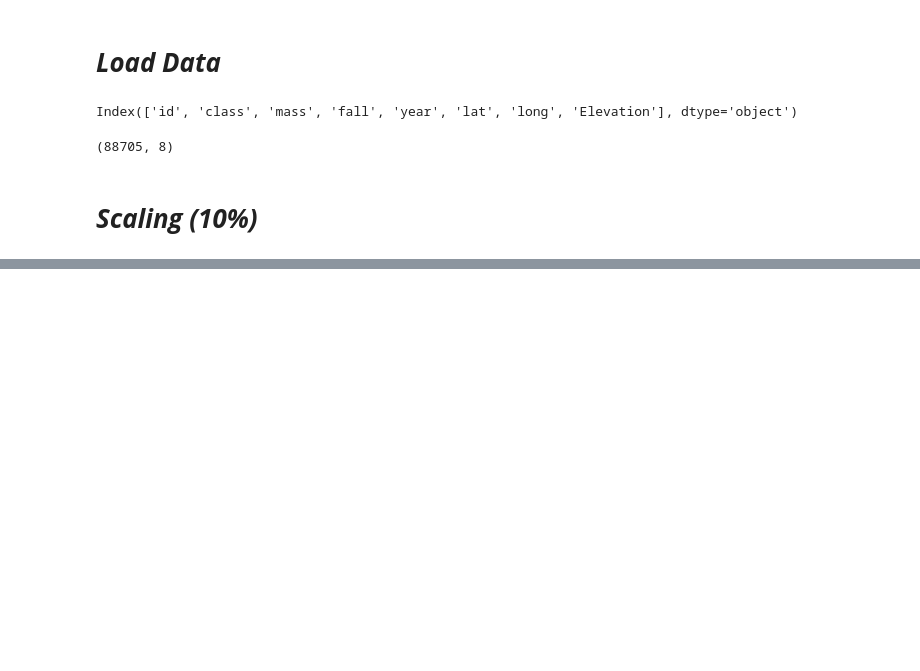
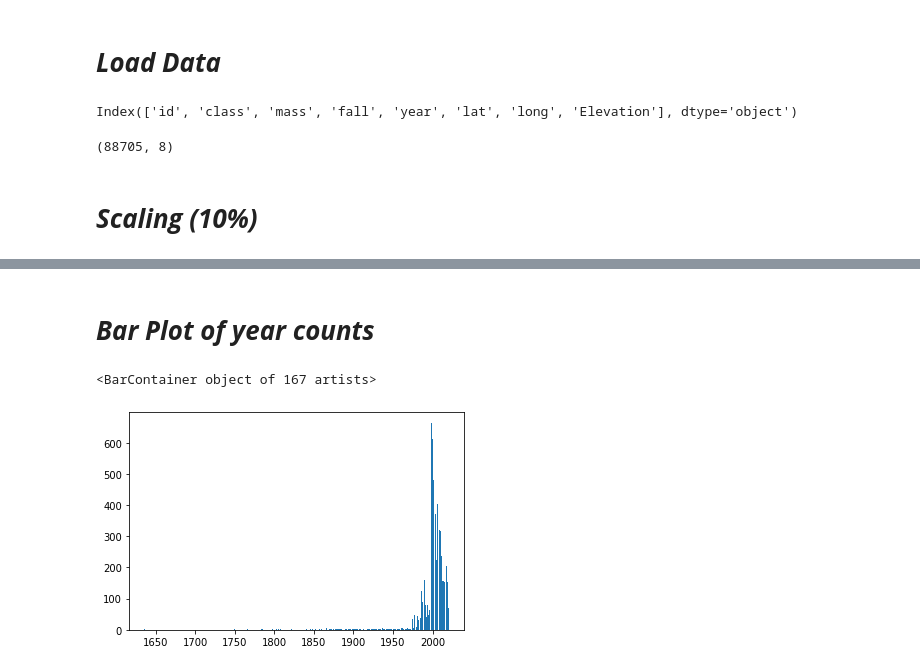
Before and after one commit to RobotGyal/Project-Impact-2020, a Jupyter notebook: machine-learning/linear-regression.ipynb, the cells around one changed output, grey strips where cells are left out. Saved outputs shown, nothing was run; the diff lists cells and outputs as text; code cells hidden in the pictures; blank space fills up the shorter version.

Commit message:
[update] encoding and graphs

```diff
--- a/machine-learning/linear-regression.ipynb
+++ b/machine-learning/linear-regression.ipynb
@@ -87,0 +101,28 @@ Index(['id', 'class', 'mass', 'fall', 'year', 'lat', 'long', 'Elevation'], dtype
+# %%
+from sklearn.preprocessing import LabelEncoder
+from sklearn.preprocessing import OneHotEncoder
+
+# ### Categorical data to be converted to numeric data
+class_data = list(all_data['class'])
+fall_data = list(all_data['fall'])
+
+### integer mapping using LabelEncoder
+le = LabelEncoder()
+class_encoded = le.fit_transform(class_data)
+fall_encoded = le.fit_transform(fall_data)
+class_encoded = class_encoded.reshape(len(class_encoded), 1)
+fall_encoded = fall_encoded.reshape(len(fall_encoded), 1)
+
+### One hot encoding
+onehot_encoder = OneHotEncoder(sparse=False)
+onehot_encoded_class = onehot_encoder.fit_transform(class_encoded)
+onehot_encoded_fall = onehot_encoder.fit_transform(fall_encoded)
+
+print(onehot_encoded_class)
+all_data['class'] = onehot_encoded_class
+print(all_data['class'])
+
+print('\n\n\n')
+print(onehot_encoded_fall)
+all_data['fall'] = onehot_encoded_fall
+print(all_data['fall'])
@@ -87,0 +167,8 @@ Index(['id', 'class', 'mass', 'fall', 'year', 'lat', 'long', 'Elevation'], dtype
+# %% [markdown]
+# ___Bar Plot of year counts___
+# %%
+count = all_data.year.value_counts()
+plt.bar(count.keys(), count.values)
+# %% [output]
+<BarContainer object of 167 artists>
+[figure, added]
```
Also changed, not shown: parts of 14 cells of this notebook.
